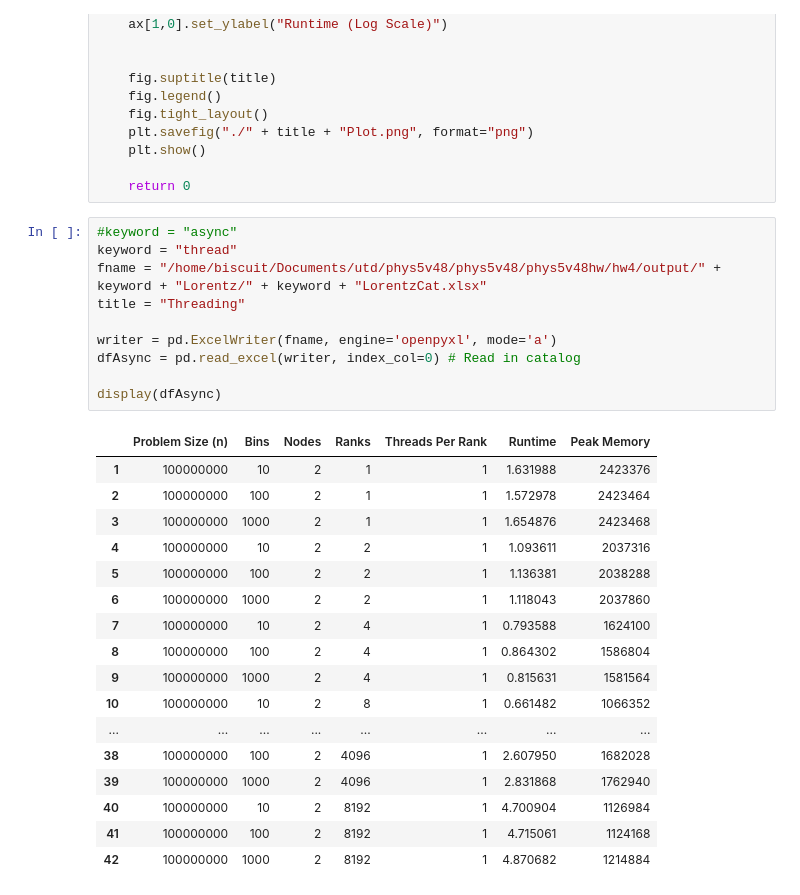
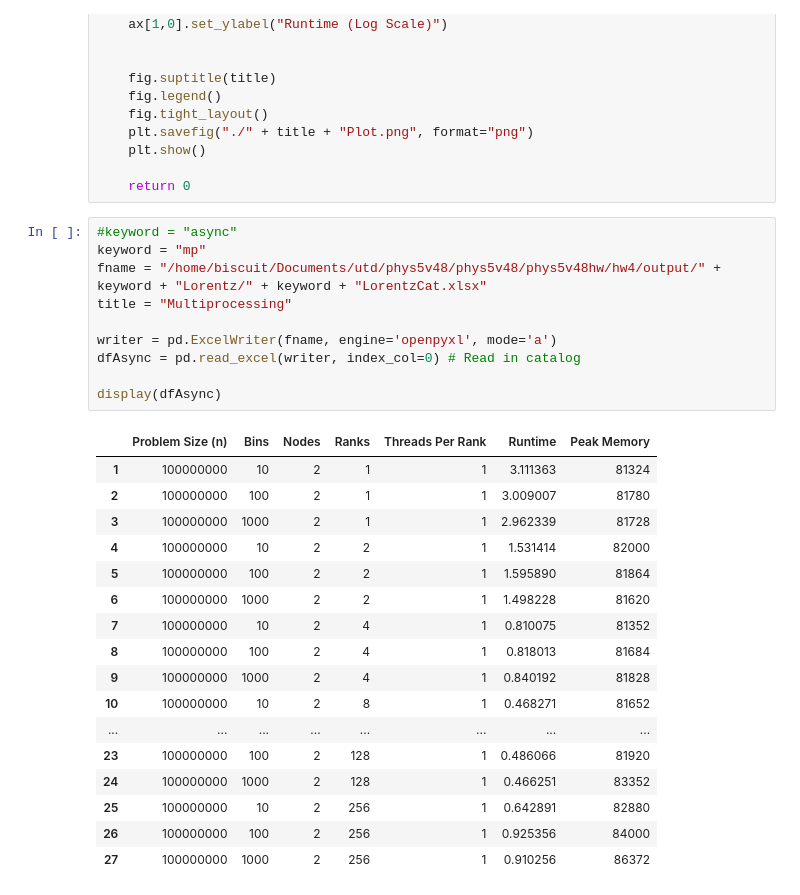
Before and after one commit to skbham/phys5v48, a Jupyter notebook: phys5v48hw/hw4/analysis/analysis.ipynb, the cells around one changed output. Drawn from its saved outputs; the diff is of its cells as text.

```diff
--- a/phys5v48hw/hw4/analysis/analysis.ipynb
+++ b/phys5v48hw/hw4/analysis/analysis.ipynb
@@ -60,32 +60,32 @@ def plotResults(df, title):
     return 0
 # %%
 #keyword = "async"
-keyword = "thread"
+keyword = "mp"
 fname = "/home/biscuit/Documents/utd/phys5v48/phys5v48/phys5v48hw/hw4/output/" + keyword + "Lorentz/" + keyword + "LorentzCat.xlsx"
-title = "Threading"
+title = "Multiprocessing"
 
 writer = pd.ExcelWriter(fname, engine='openpyxl', mode='a')
 dfAsync = pd.read_excel(writer, index_col=0) # Read in catalog
 
 display(dfAsync)
 # %% [output]
 |  | Problem Size (n) | Bins | Nodes | Ranks | Threads Per Rank | Runtime | Peak Memory |
-| 1 | 100000000 | 10 | 2 | 1 | 1 | 1.631988 | 2423376 |
-| 2 | 100000000 | 100 | 2 | 1 | 1 | 1.572978 | 2423464 |
-| 3 | 100000000 | 1000 | 2 | 1 | 1 | 1.654876 | 2423468 |
-| 4 | 100000000 | 10 | 2 | 2 | 1 | 1.093611 | 2037316 |
-| 5 | 100000000 | 100 | 2 | 2 | 1 | 1.136381 | 2038288 |
-| 6 | 100000000 | 1000 | 2 | 2 | 1 | 1.118043 | 2037860 |
-| 7 | 100000000 | 10 | 2 | 4 | 1 | 0.793588 | 1624100 |
-| 8 | 100000000 | 100 | 2 | 4 | 1 | 0.864302 | 1586804 |
-| 9 | 100000000 | 1000 | 2 | 4 | 1 | 0.815631 | 1581564 |
-| 10 | 100000000 | 10 | 2 | 8 | 1 | 0.661482 | 1066352 |
+| 1 | 100000000 | 10 | 2 | 1 | 1 | 3.111363 | 81324 |
+| 2 | 100000000 | 100 | 2 | 1 | 1 | 3.009007 | 81780 |
+| 3 | 100000000 | 1000 | 2 | 1 | 1 | 2.962339 | 81728 |
+| 4 | 100000000 | 10 | 2 | 2 | 1 | 1.531414 | 82000 |
+| 5 | 100000000 | 100 | 2 | 2 | 1 | 1.595890 | 81864 |
+| 6 | 100000000 | 1000 | 2 | 2 | 1 | 1.498228 | 81620 |
+| 7 | 100000000 | 10 | 2 | 4 | 1 | 0.810075 | 81352 |
+| 8 | 100000000 | 100 | 2 | 4 | 1 | 0.818013 | 81684 |
+| 9 | 100000000 | 1000 | 2 | 4 | 1 | 0.840192 | 81828 |
+| 10 | 100000000 | 10 | 2 | 8 | 1 | 0.468271 | 81652 |
 | ... | ... | ... | ... | ... | ... | ... | ... |
-| 38 | 100000000 | 100 | 2 | 4096 | 1 | 2.607950 | 1682028 |
-| 39 | 100000000 | 1000 | 2 | 4096 | 1 | 2.831868 | 1762940 |
-| 40 | 100000000 | 10 | 2 | 8192 | 1 | 4.700904 | 1126984 |
-| 41 | 100000000 | 100 | 2 | 8192 | 1 | 4.715061 | 1124168 |
-| 42 | 100000000 | 1000 | 2 | 8192 | 1 | 4.870682 | 1214884 |
+| 23 | 100000000 | 100 | 2 | 128 | 1 | 0.486066 | 81920 |
+| 24 | 100000000 | 1000 | 2 | 128 | 1 | 0.466251 | 83352 |
+| 25 | 100000000 | 10 | 2 | 256 | 1 | 0.642891 | 82880 |
+| 26 | 100000000 | 100 | 2 | 256 | 1 | 0.925356 | 84000 |
+| 27 | 100000000 | 1000 | 2 | 256 | 1 | 0.910256 | 86372 |
 # %%
 plotResults(dfAsync, title)
 # %% [output]
```
Also changed, not shown: parts of 1 cell of this notebook, 2 other files.
